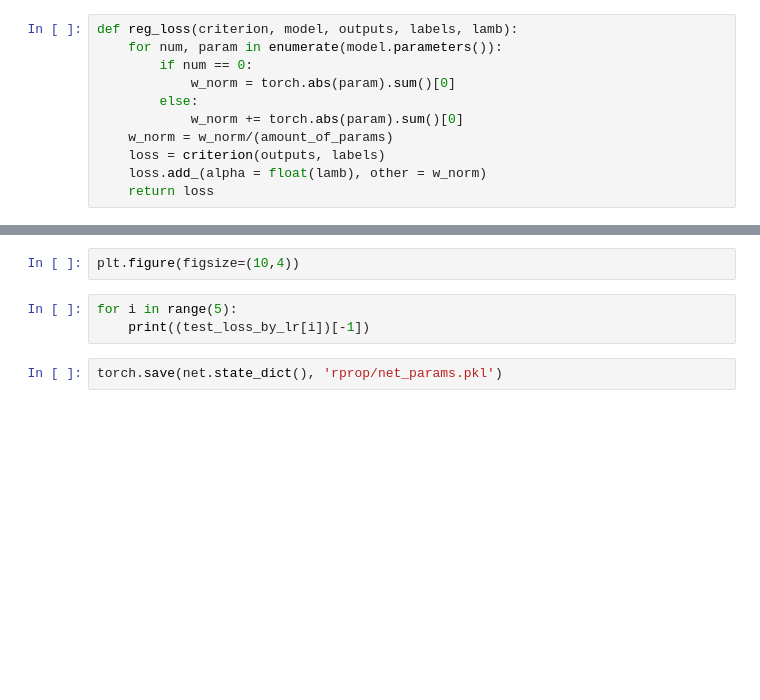
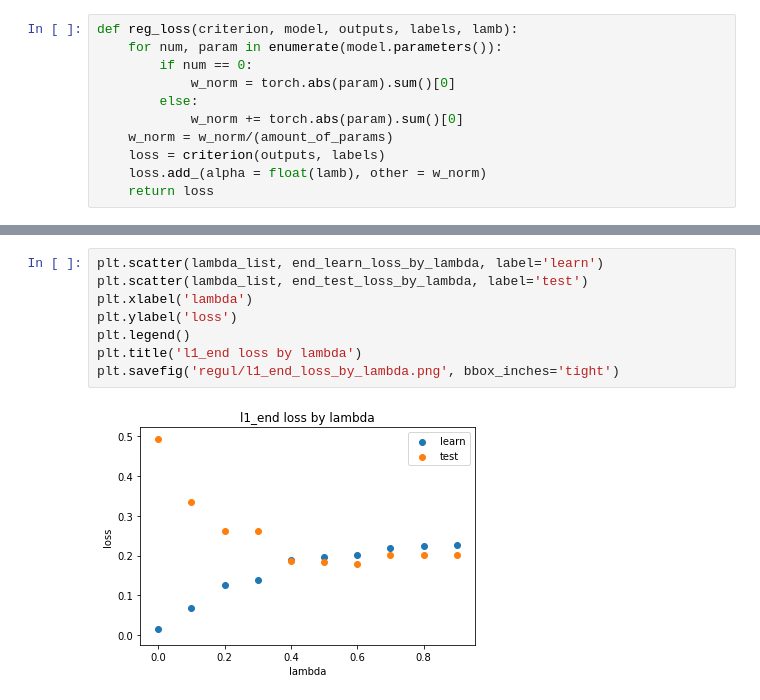
Before and after one commit to SultanovAR/mephi_course_neuro, a Jupyter notebook: bdz/regul.ipynb, the cells around one changed output, grey strips where cells are left out. Drawn from its saved outputs; the diff is of its cells as text; blank space fills up the shorter version.

Commit message:
regul

```diff
--- a/bdz/regul.ipynb
+++ b/bdz/regul.ipynb
@@ -275,7 +292,10 @@ plt.savefig('regul/l1_lossssss.png', bbox_inches='tight')
-# %%
-plt.figure(figsize=(10,4))
-# %%
-for i in range(5):
-    print((test_loss_by_lr[i])[-1])
-# %%
-torch.save(net.state_dict(), 'rprop/net_params.pkl')
+# %%
+plt.scatter(lambda_list, end_learn_loss_by_lambda, label='learn')
+plt.scatter(lambda_list, end_test_loss_by_lambda, label='test')
+plt.xlabel('lambda')
+plt.ylabel('loss')
+plt.legend()
+plt.title('l1_end loss by lambda')
+plt.savefig('regul/l1_end_loss_by_lambda.png', bbox_inches='tight')
+# %% [output]
+[figure, added]
```
Also changed, not shown: parts of 10 cells of this notebook, 5 other files.
